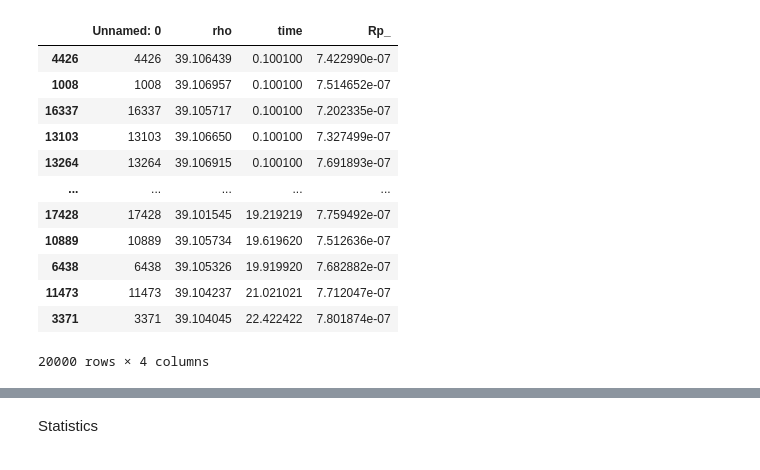
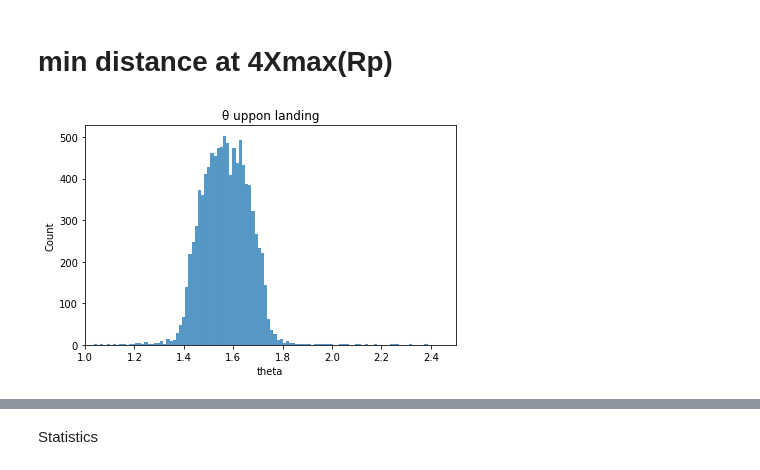
Before and after one commit to Hi-Tree/WGM_Forces, a Jupyter notebook: stats.ipynb, the cells around one changed output, grey strips where cells are left out. Saved outputs shown, nothing was run; the diff lists cells and outputs as text; code cells hidden in the pictures.

```diff
--- a/stats.ipynb
+++ b/stats.ipynb
@@ -25,17 +56,15 @@ plt.show()
-# %%
-first = first.sort_values("time")
-first
-# %% [output]
-|  | Unnamed: 0 | rho | time | Rp_ |
-| 4426 | 4426 | 39.106439 | 0.100100 | 7.422990e-07 |
-| 1008 | 1008 | 39.106957 | 0.100100 | 7.514652e-07 |
-| 16337 | 16337 | 39.105717 | 0.100100 | 7.202335e-07 |
-| 13103 | 13103 | 39.106650 | 0.100100 | 7.327499e-07 |
-| 13264 | 13264 | 39.106915 | 0.100100 | 7.691893e-07 |
-| ... | ... | ... | ... | ... |
-| 17428 | 17428 | 39.101545 | 19.219219 | 7.759492e-07 |
-| 10889 | 10889 | 39.105734 | 19.619620 | 7.512636e-07 |
-| 6438 | 6438 | 39.105326 | 19.919920 | 7.682882e-07 |
-| 11473 | 11473 | 39.104237 | 21.021021 | 7.712047e-07 |
-| 3371 | 3371 | 39.104045 | 22.422422 | 7.801874e-07 |
-20000 rows × 4 columns
+# %% [markdown]
+<h1>min distance at 4Xmax(Rp)</h1>
+# %%
+first2 = pd.read_csv("/Users/physica/Documents/GitHub/WGM_Forces/TheOnesThatReachedFirst44.csv")
+reach2 = pd.read_csv("/Users/physica/Documents/GitHub/WGM_Forces/TheOnesThatReachedFromTheTotal44.csv")
+allGen2 = pd.read_csv("/Users/physica/Documents/GitHub/WGM_Forces/TotalRandomGeneratedData44.csv")
+# %%
+fig, ax = plt.subplots()
+sns.histplot(data=first2, x = 'theta', ax=ax)  # distplot is deprecate and replaced by histplot
+ax.set_xlim(1,2.5)
+ax.set_title("\u03B8 uppon landing")
+#ax.set_xticks(range(7.5*10**(-7) - 3.75*10**(-8), 7.5*10**(-7) + 3.75*10**(-8)))
+plt.show()
+# %% [output]
+[figure, added]
```
Also changed, not shown: parts of 33 cells of this notebook.
